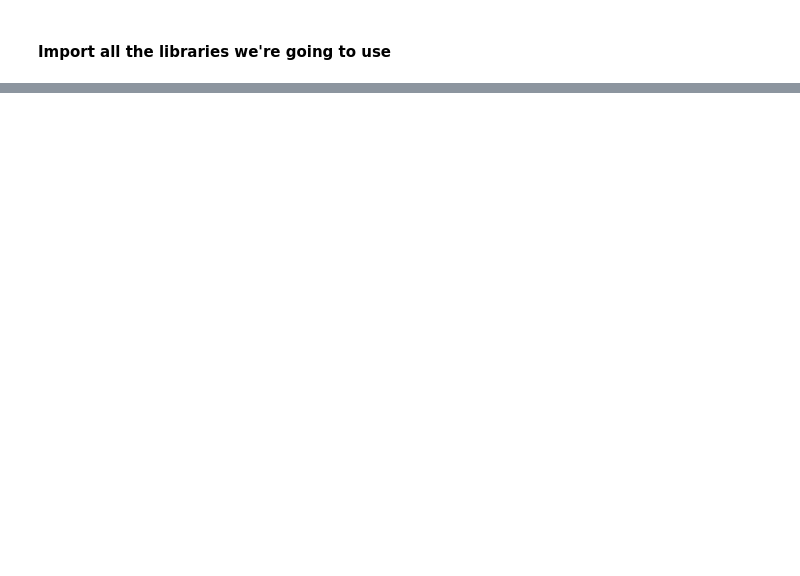
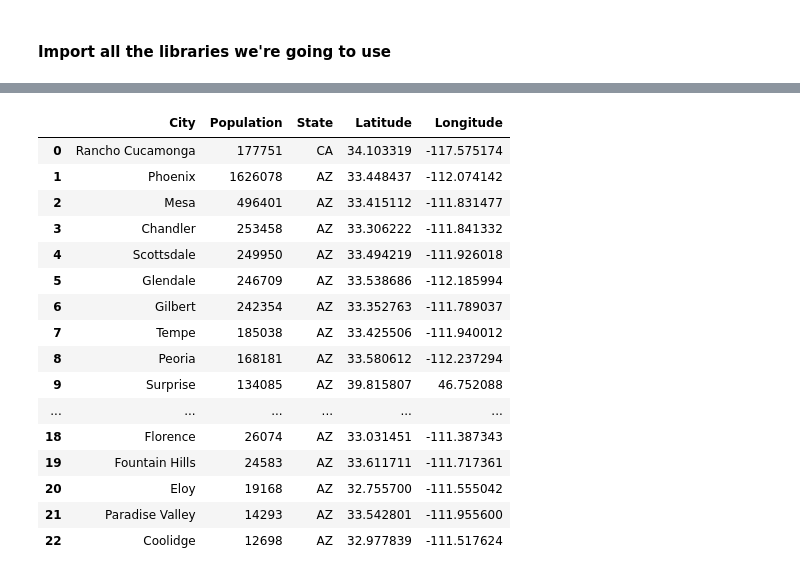
Before and after one commit to KyleStewartPhD/IBMcapstone, a Jupyter notebook: Capstone Project: Battle of the Neighbhorhoods.ipynb, the cells around one changed output, grey strips where cells are left out. Cells and saved outputs as stored; diff of their text form; code cells hidden in the pictures; blank space fills up the shorter version.

```diff
--- a/Capstone Project: Battle of the Neighbhorhoods.ipynb
+++ b/Capstone Project: Battle of the Neighbhorhoods.ipynb
@@ -72,3 +77,10 @@ az_cities
 my_city = "Rancho Cucamonga"
 my_state = "CA"
 my_pop = 177751
+
+#add this city to our dataframe as the first row
+cities.loc[-1] = [my_city, my_pop, my_state]  # add a row with input city
+cities.index = cities.index + 1  # shifting index
+cities = cities.sort_index()  # sorting by index
+
+cities
@@ -104 +150,15 @@ print('Libraries imported.')
 Libraries imported.
+# %%
+#Note: geolocator is finnicky sometimes.  Might have to run this cell a couple times before it works correctly for all cities.
+lats = []
+longs = []
+for i in range(0,cities.shape[0]):
+    #print(cities['City'].iloc[i])
+    address = cities['City'].iloc[i]+', '+ cities['State'].iloc[i] #get city, state address string
+    geolocator = Nominatim(user_agent="phoenix_az_explorer")
+    location = geolocator.geocode(address)
+    latitude = location.latitude
+    longitude = location.longitude
+    print('The geograpical coordinate of '+ address + ' is {}, {}.'.format(latitude, longitude))
+    lats.append(latitude)
+    longs.append(longitude)
@@ -104,0 +183,23 @@ Libraries imported.
+# %%
+#add new lat and long info to dataframe
+cities['Latitude'] = lats
+cities['Longitude'] = longs
+cities
+# %% [output]
+|  | City | Population | State | Latitude | Longitude |
+| 0 | Rancho Cucamonga | 177751 | CA | 34.103319 | -117.575174 |
+| 1 | Phoenix | 1626078 | AZ | 33.448437 | -112.074142 |
+| 2 | Mesa | 496401 | AZ | 33.415112 | -111.831477 |
+| 3 | Chandler | 253458 | AZ | 33.306222 | -111.841332 |
+| 4 | Scottsdale | 249950 | AZ | 33.494219 | -111.926018 |
+| 5 | Glendale | 246709 | AZ | 33.538686 | -112.185994 |
+| 6 | Gilbert | 242354 | AZ | 33.352763 | -111.789037 |
+| 7 | Tempe | 185038 | AZ | 33.425506 | -111.940012 |
+| 8 | Peoria | 168181 | AZ | 33.580612 | -112.237294 |
+| 9 | Surprise | 134085 | AZ | 39.815807 | 46.752088 |
+| ... | ... | ... | ... | ... | ... |
+| 18 | Florence | 26074 | AZ | 33.031451 | -111.387343 |
+| 19 | Fountain Hills | 24583 | AZ | 33.611711 | -111.717361 |
+| 20 | Eloy | 19168 | AZ | 32.755700 | -111.555042 |
+| 21 | Paradise Valley | 14293 | AZ | 33.542801 | -111.955600 |
+| 22 | Coolidge | 12698 | AZ | 32.977839 | -111.517624 |
```
Also changed, not shown: parts of 36 cells of this notebook.
